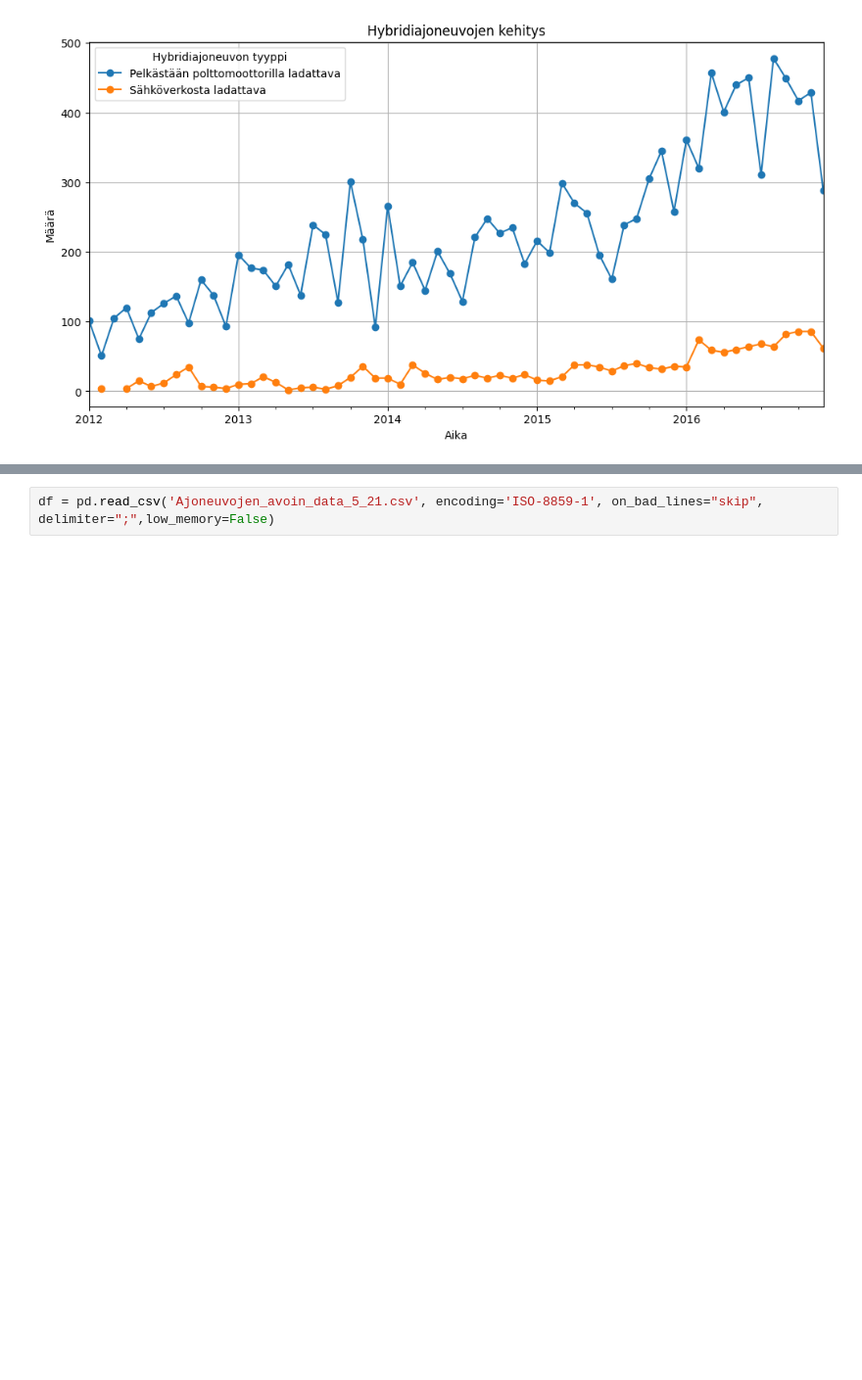
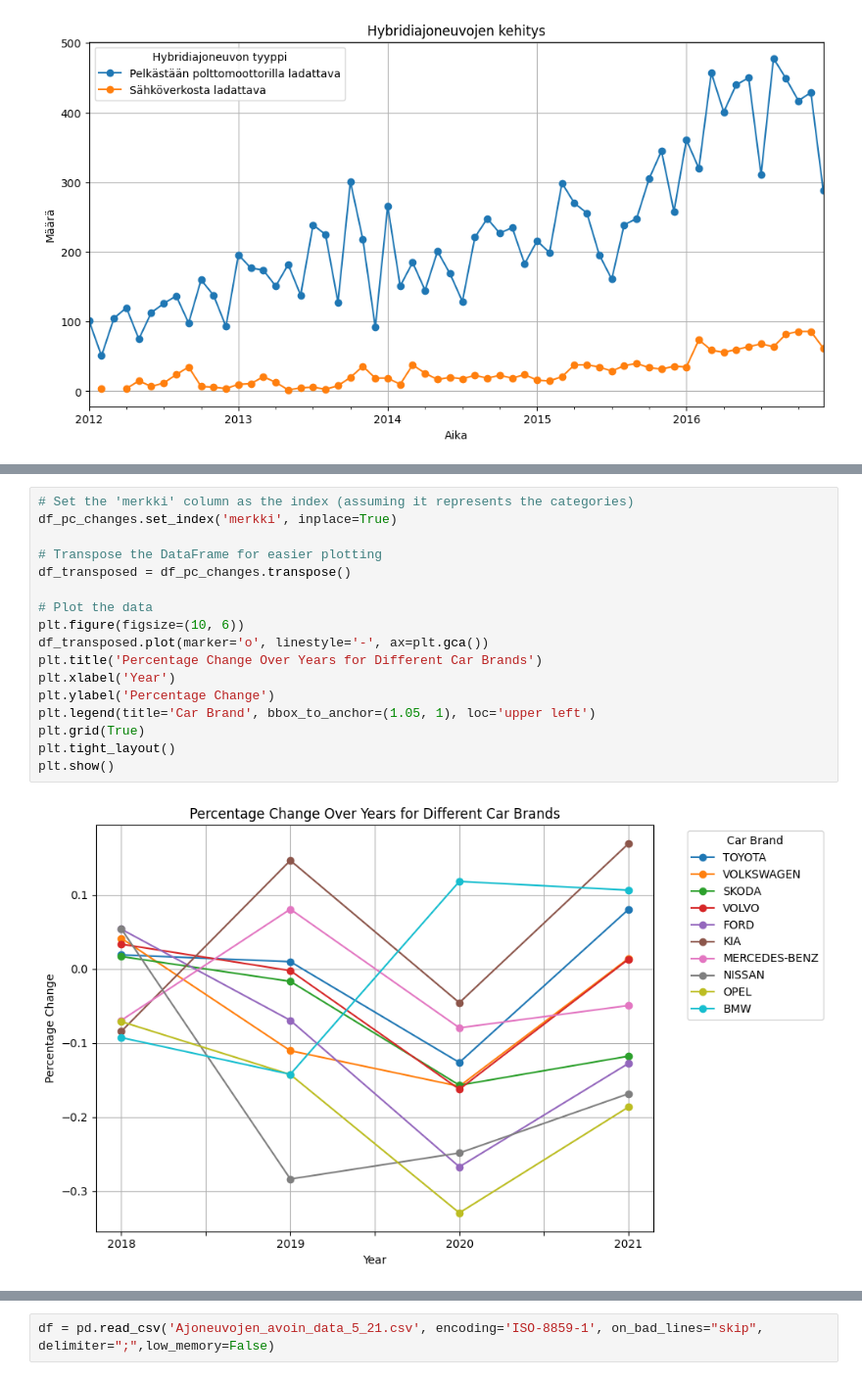
Before and after one commit to GouchinHub/TJTS4901, a Jupyter notebook: harjoitustyo.ipynb, the cells around one changed output, grey strips where cells are left out. Shown at 98% size. Saved outputs shown, nothing was run; the diff lists cells and outputs as text; blank space fills up the shorter version.

```diff
--- a/harjoitustyo.ipynb
+++ b/harjoitustyo.ipynb
@@ -46,0 +150,19 @@ plt.show()
+# %%
+# Set the 'merkki' column as the index (assuming it represents the categories)
+df_pc_changes.set_index('merkki', inplace=True)
+
+# Transpose the DataFrame for easier plotting
+df_transposed = df_pc_changes.transpose()
+
+# Plot the data
+plt.figure(figsize=(10, 6))
+df_transposed.plot(marker='o', linestyle='-', ax=plt.gca())
+plt.title('Percentage Change Over Years for Different Car Brands')
+plt.xlabel('Year')
+plt.ylabel('Percentage Change')
+plt.legend(title='Car Brand', bbox_to_anchor=(1.05, 1), loc='upper left')
+plt.grid(True)
+plt.tight_layout()
+plt.show()
+# %% [output]
+[figure, added]
```
Also changed, not shown: parts of 9 cells of this notebook, 2 other files.
